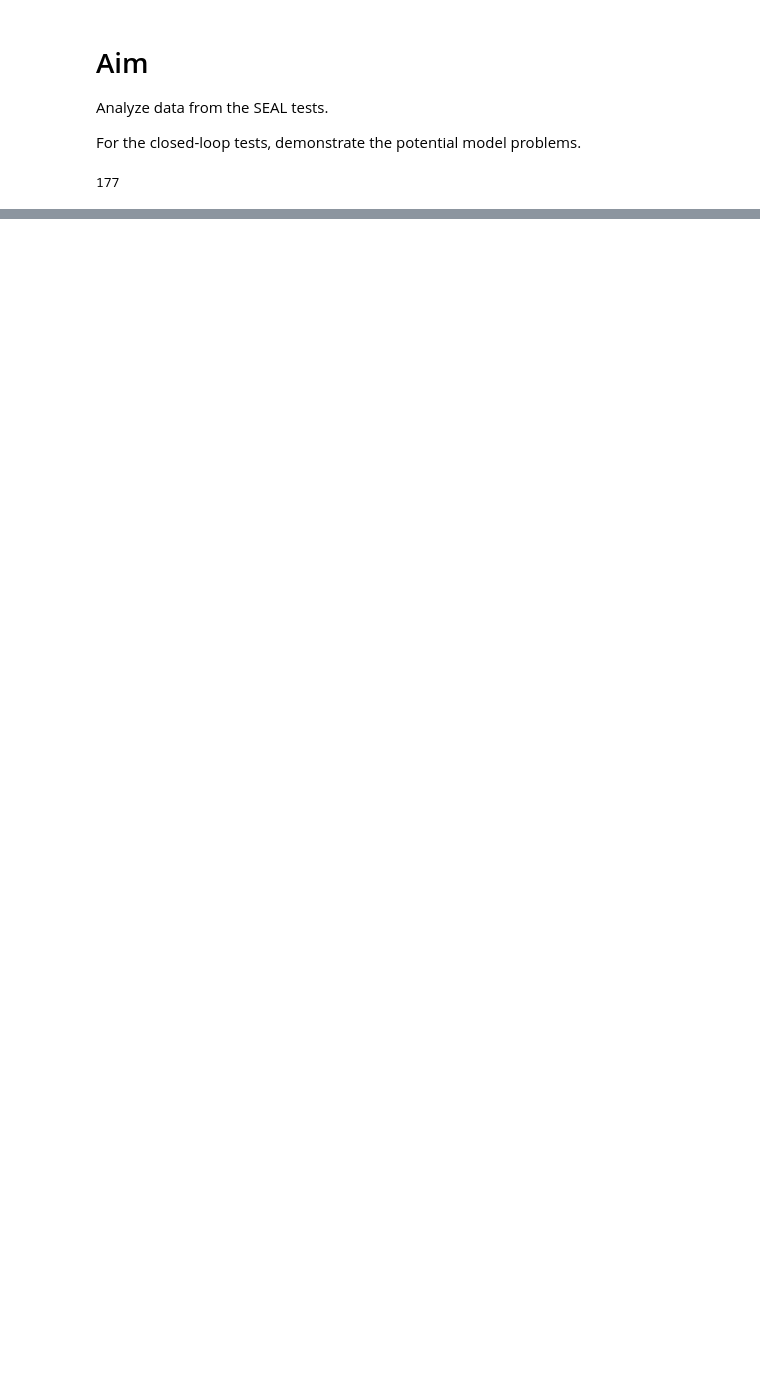
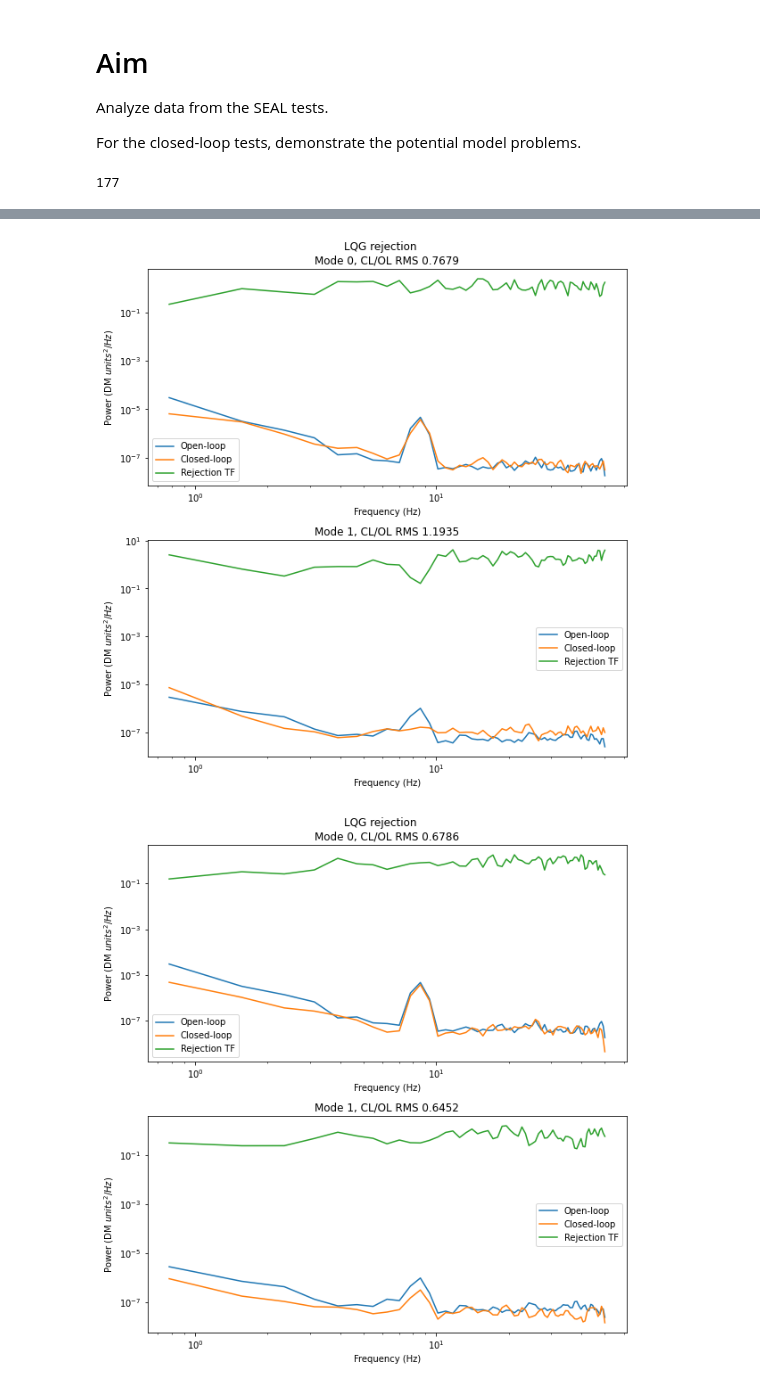
Before and after one commit to aditya-sengupta/seallqg, a Jupyter notebook: notebooks/seal_cl_analysis.ipynb, the cells around one changed output, grey strips where cells are left out. Saved outputs shown, nothing was run; the diff lists cells and outputs as text; code cells hidden in the pictures; blank space fills up the shorter version.

```diff
--- a/notebooks/seal_cl_analysis.ipynb
+++ b/notebooks/seal_cl_analysis.ipynb
@@ -70,0 +54,6 @@ for f in lqg_files[::10]:
+# %%
+for i in [4, 10, 20, 41, 50, 74, 104, 105, 109, 112]:
+    plot_cl_rtf(lqg_files[i])
+# %% [output]
+[figure, added]
+[figure, added]
```
Also changed, not shown: parts of 3 cells of this notebook, 1 other file.
